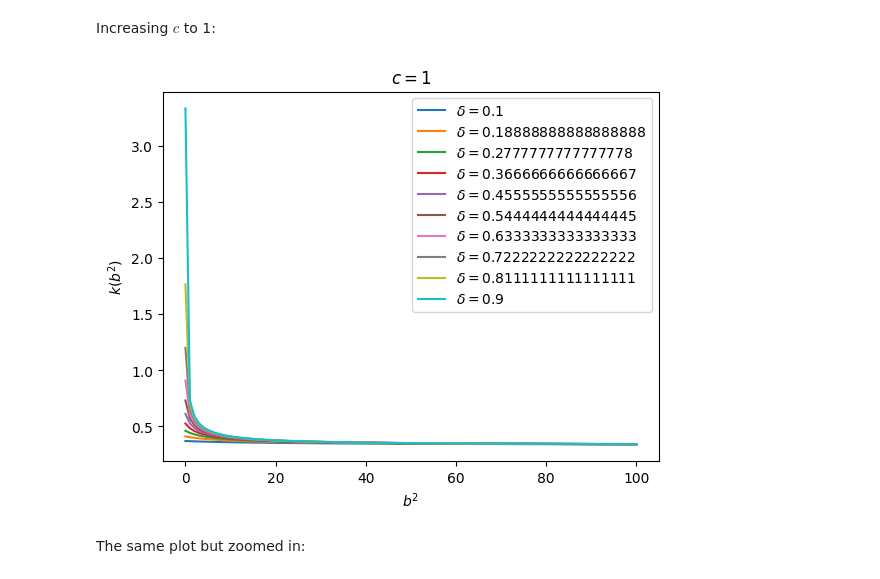
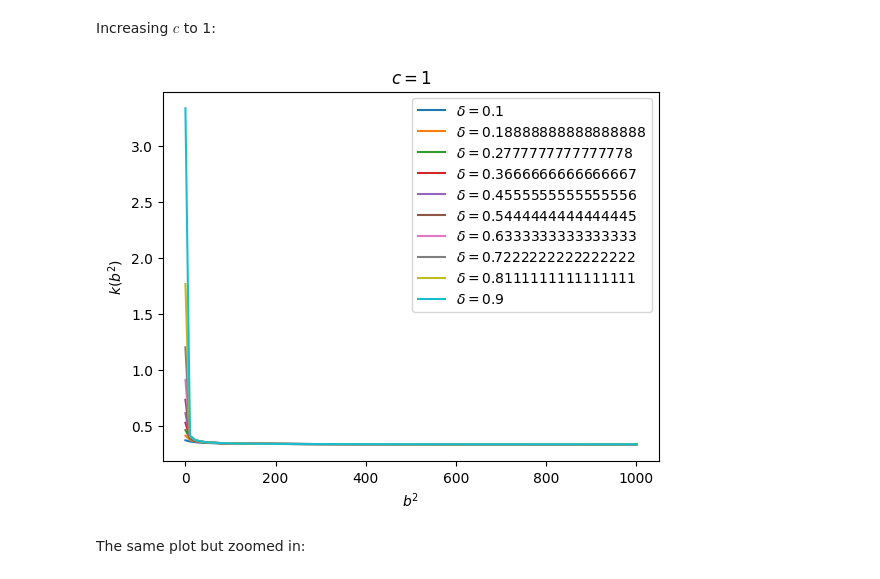
Before and after one commit to weiliubc/strategic_influencer_of_naive_agents, a Jupyter notebook: symbolic/scalar_riccati_plot.ipynb, the cells around one changed output. Saved outputs shown, nothing was run; the diff lists cells and outputs as text; code cells hidden in the pictures.

```diff
--- a/symbolic/scalar_riccati_plot.ipynb
+++ b/symbolic/scalar_riccati_plot.ipynb
@@ -73,9 +73,9 @@ plot_result(0.1, 1)
 # %% [markdown]
 Increasing $c$ to 1:
 # %%
-plot_result(1, 100)
+plot_result(1, 1000)
 # %% [output]
-[figure, old version]
+[figure, new version]
 # %% [markdown]
 The same plot but zoomed in:
 # %%
```
Also changed, not shown: parts of 4 cells of this notebook.
